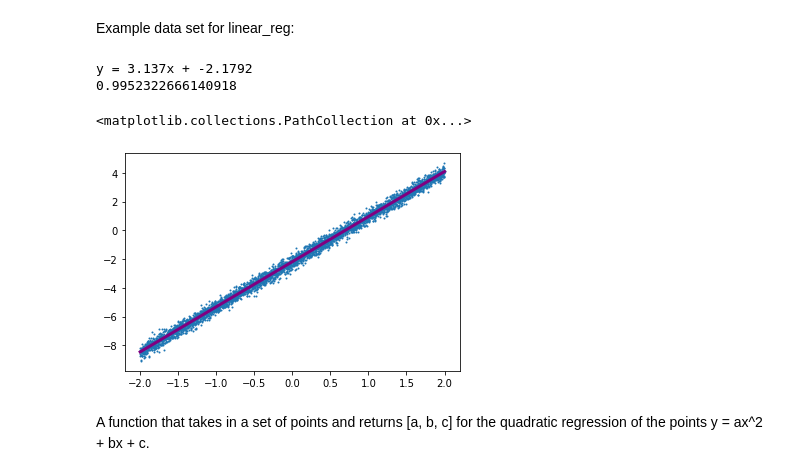
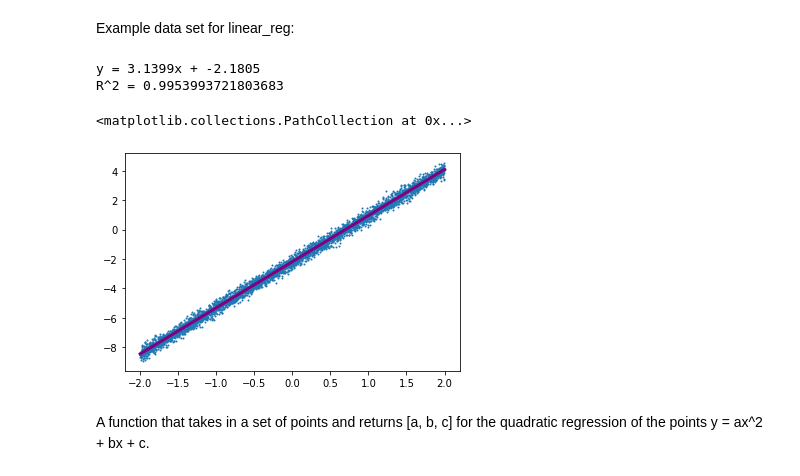
Before and after one commit to JesseLynch37/Math152, a Jupyter notebook: regression.ipynb, the cells around one changed output. Cells and saved outputs as stored; diff of their text form; code cells hidden in the pictures.

```diff
--- a/regression.ipynb
+++ b/regression.ipynb
@@ -23,7 +23,7 @@ def graph_poly(coeffs, min_x=-1, max_x=1, points=10000, color='red', size='1', s
 # %% [markdown]
 A function that finds R squared given the coefficients of a polynomial and the data points.
 # %%
-def R2(coeffs, data_points):
+def R2(coeffs, data_points, print_equation=True):
   x, y = np.array(data_points)[:, 0], np.array(data_points)[:, 1]
 
   y_hat = np.zeros(len(x))
@@ -35,6 +35,8 @@ def R2(coeffs, data_points):
   y_bar = np.average(y)
   TSS = np.sum((y - y_bar) ** 2)
 
+  if print_equation:
+    print("R^2 = {}".format(1 - RSS / TSS))
   return 1 - RSS / TSS
 # %% [markdown]
 A function that takes in a set of points and returns [m, b] for the linear regression of the points y = mx + b.
@@ -56,21 +58,21 @@ Example data set for linear_reg:
 # %%
 def line(x):
     return 3.141*x - 2.178
 
 x = np.linspace(-2, 2, 4000)
 y = line(x) + np.random.randn(4000) / 4
 
 data_points = [(x[i], y[i]) for i in range(len(x))]
 
 coeffs = linear_reg(data_points)
 graph_poly(coeffs, -2, 2, color='purple', width=3, show=False)
-print(R2(coeffs, data_points))
+R2(coeffs, data_points)
 plt.scatter(x, y, s=1)
 # %% [output]
-y = 3.137x + -2.1792
-0.9952322666140918
+y = 3.1399x + -2.1805
+R^2 = 0.9953993721803683
 <matplotlib.collections.PathCollection at 0x...>
-[figure, old version]
+[figure, new version]
 # %% [markdown]
 A function that takes in a set of points and returns [a, b, c] for the quadratic regression of the points y = ax^2 + bx + c.
 # %%
```
Also changed, not shown: parts of 2 cells of this notebook.
